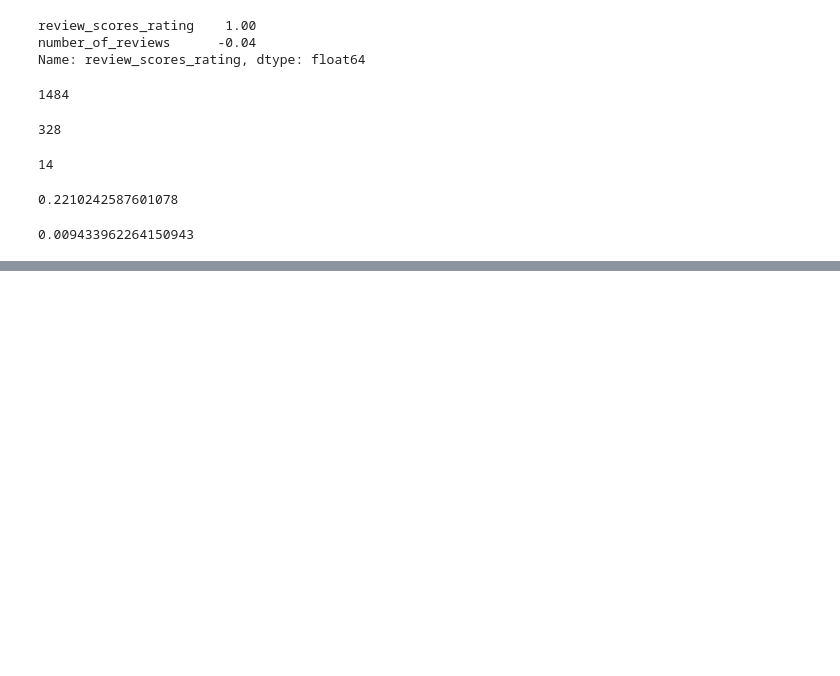
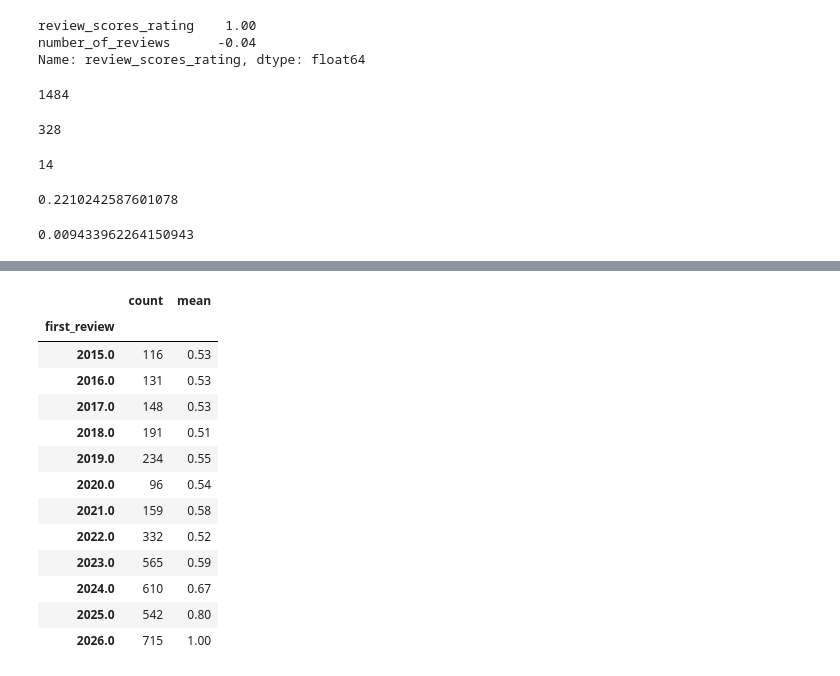
Before and after one commit to ChrisLofgreen/LABS_26-27, a Jupyter notebook: Data analysis/lab8.ipynb, the cells around one changed output, grey strips where cells are left out. Cells and saved outputs as stored; diff of their text form; code cells hidden in the pictures; blank space fills up the shorter version.

```diff
--- a/Data analysis/lab8.ipynb
+++ b/Data analysis/lab8.ipynb
@@ -196,0 +243,20 @@ print(((listings["review_scores_rating"] == 5) & (listings["number_of_reviews"]
+# %%
+first_year = listings["first_review"].dt.year
+reviewed_2026 = listings["last_review"].dt.year == 2026
+
+reviewed_2026.groupby(first_year).agg(["count", "mean"]).loc[2015:].round(2)
+# %% [output]
+|  | count | mean |
+| first_review |  |  |
+| 2015.0 | 116 | 0.53 |
+| 2016.0 | 131 | 0.53 |
+| 2017.0 | 148 | 0.53 |
+| 2018.0 | 191 | 0.51 |
+| 2019.0 | 234 | 0.55 |
+| 2020.0 | 96 | 0.54 |
+| 2021.0 | 159 | 0.58 |
+| 2022.0 | 332 | 0.52 |
+| 2023.0 | 565 | 0.59 |
+| 2024.0 | 610 | 0.67 |
+| 2025.0 | 542 | 0.80 |
+| 2026.0 | 715 | 1.00 |
```
Also changed, not shown: parts of 7 cells of this notebook.
